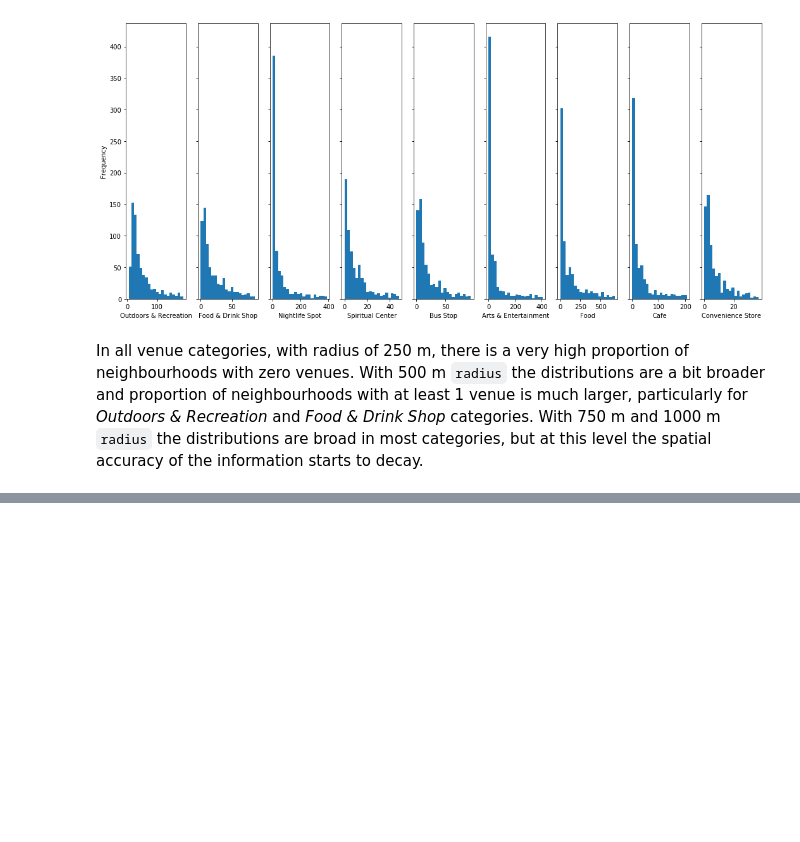
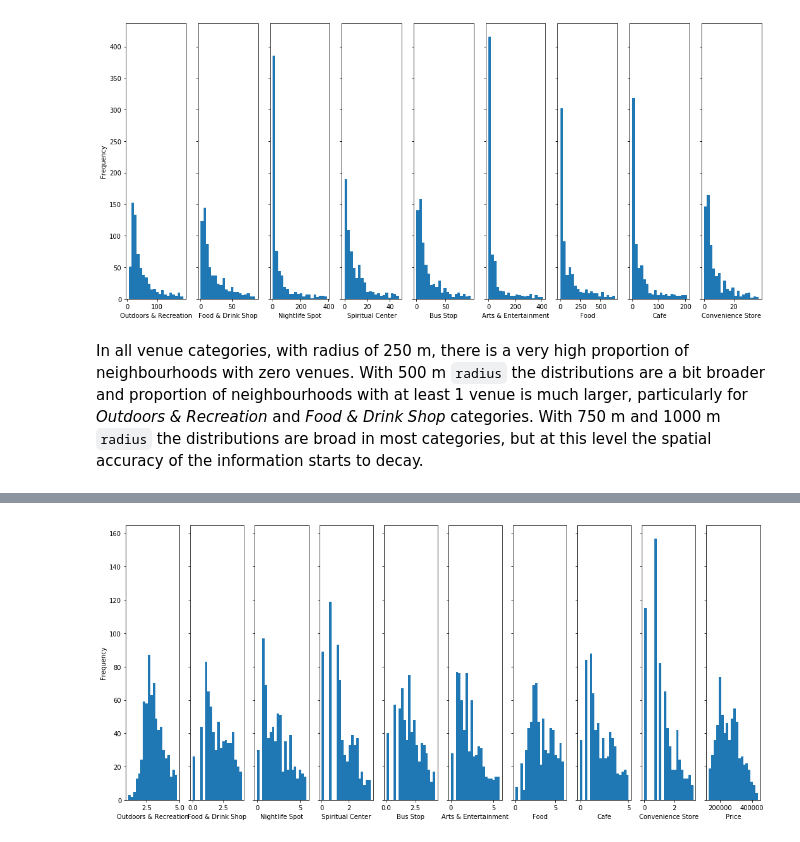
Before and after one commit to sanntann/Coursera_Capstone, a Jupyter notebook: WhereToBuyInEdinburgh.ipynb, the cells around one changed output, grey strips where cells are left out. Cells and saved outputs as stored; diff of their text form; code cells hidden in the pictures; blank space fills up the shorter version.

```diff
--- a/WhereToBuyInEdinburgh.ipynb
+++ b/WhereToBuyInEdinburgh.ipynb
@@ -1004,0 +1078,6 @@ The function ``mean_price_in_all_areas`` defined above returns the mean price of
+# %%
+df_features_venues = normalize(df_features_venues, method='log')
+df_features_all = df_features_venues.join(df_features_prices)
+plot_multiple_histograms(df_features_all)
+# %% [output]
+[figure, added]
```
Also changed, not shown: parts of 21 cells of this notebook.
